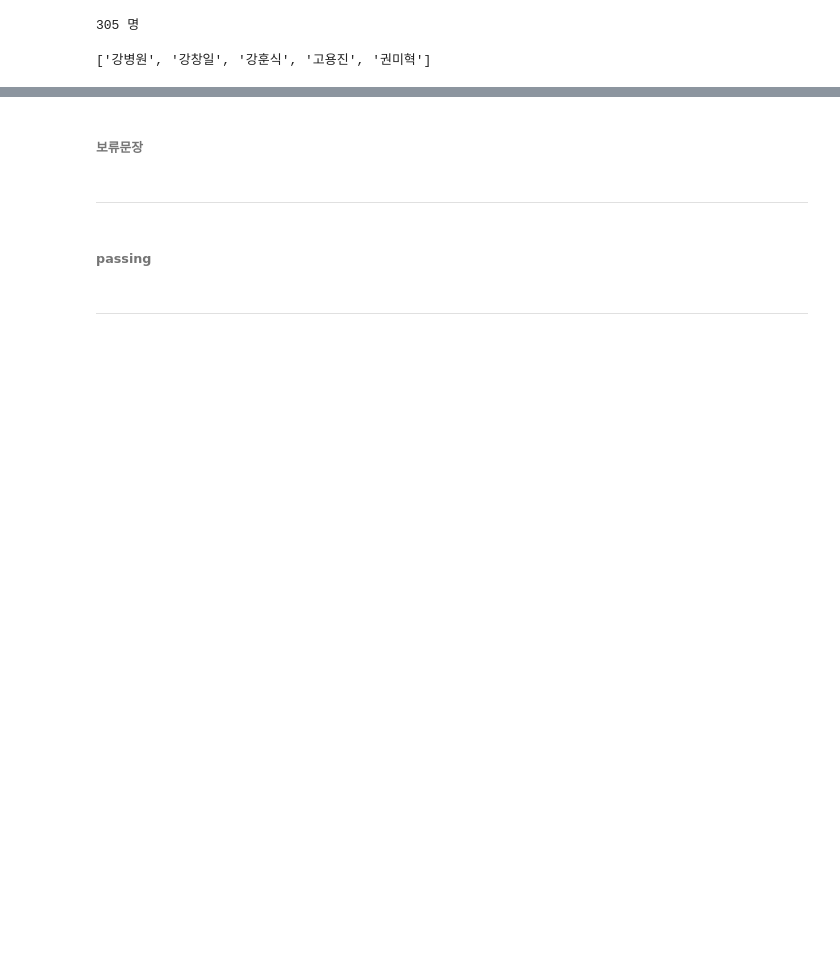
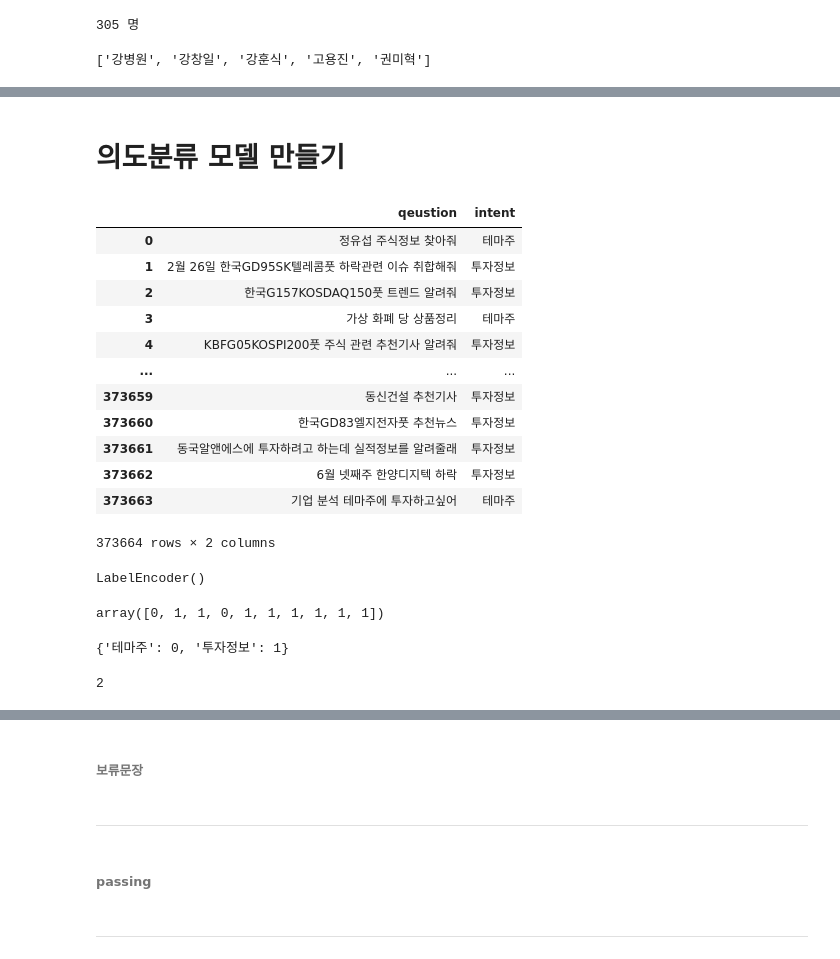
Before and after one commit to mwithgod3952/jh_Natural_language_processing, a Jupyter notebook: 챗봇_Demo.ipynb, the cells around one changed output, grey strips where cells are left out. Saved outputs shown, nothing was run; the diff lists cells and outputs as text; code cells hidden in the pictures; blank space fills up the shorter version.

```diff
--- a/챗봇_Demo.ipynb
+++ b/챗봇_Demo.ipynb
@@ -638,0 +918,25 @@ politician_name_list[:5]
+# %% [markdown]
+# 의도분류 모델 만들기
+# %%
+# 질문과 의도데이터 추출
+final_df_entity = final_df[['qeustion', 'intent']]
+final_df_entity
+# %% [output]
+|  | qeustion | intent |
+| 0 | 정유섭 주식정보 찾아줘 | 테마주 |
+| 1 | 2월 26일 한국GD95SK텔레콤풋 하락관련 이슈 취합해줘 | 투자정보 |
+| 2 | 한국G157KOSDAQ150풋 트렌드 알려줘 | 투자정보 |
+| 3 | 가상 화폐 당 상품정리 | 테마주 |
+| 4 | KBFG05KOSPI200풋 주식 관련 추천기사 알려줘 | 투자정보 |
+| ... | ... | ... |
+| 373659 | 동신건설 추천기사 | 투자정보 |
+| 373660 | 한국GD83엘지전자풋 추천뉴스 | 투자정보 |
+| 373661 | 동국알앤에스에 투자하려고 하는데 실적정보를 알려줄래 | 투자정보 |
+| 373662 | 6월 넷째주 한양디지텍 하락 | 투자정보 |
+| 373663 | 기업 분석 테마주에 투자하고싶어 | 테마주 |
+373664 rows × 2 columns
+# %%
+idx_encode = preprocessing.LabelEncoder()
+idx_encode.fit(final_df_entity['intent'].to_list())
+# %% [output]
+LabelEncoder()
@@ -638,0 +945,9 @@ politician_name_list[:5]
+# %%
+label_data[:10]
+# %% [output]
+array([0, 1, 1, 0, 1, 1, 1, 1, 1, 1])
+# %%
+label_idx = dict(zip(list(idx_encode.classes_), idx_encode.transform(list(idx_encode.classes_))))
+print(label_idx)
+# %% [output]
+{'테마주': 0, '투자정보': 1}
@@ -638,0 +958,5 @@ politician_name_list[:5]
+# %%
+intent_label_size = len(idx_label)
+print(intent_label_size)
+# %% [output]
+2
```
Also changed, not shown: parts of 46 cells of this notebook.
